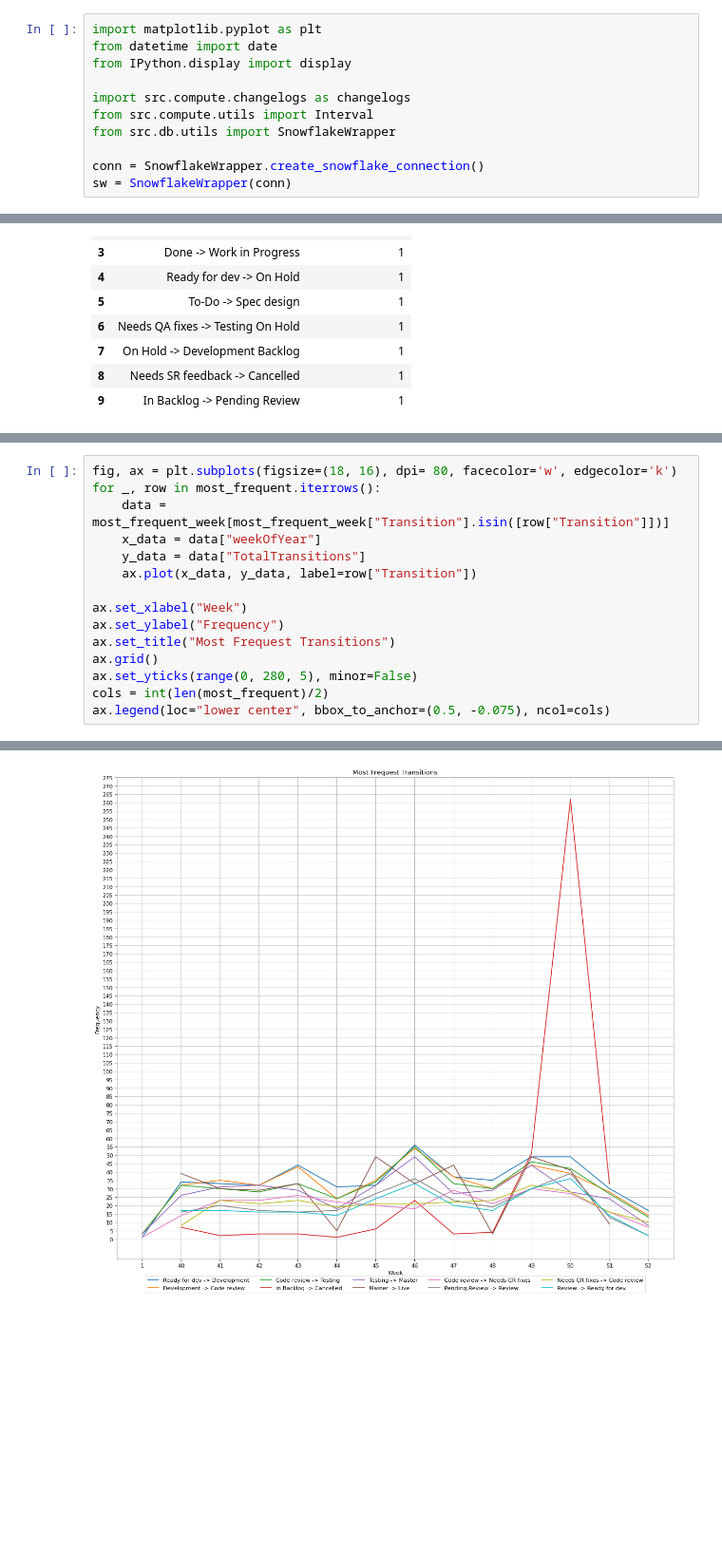
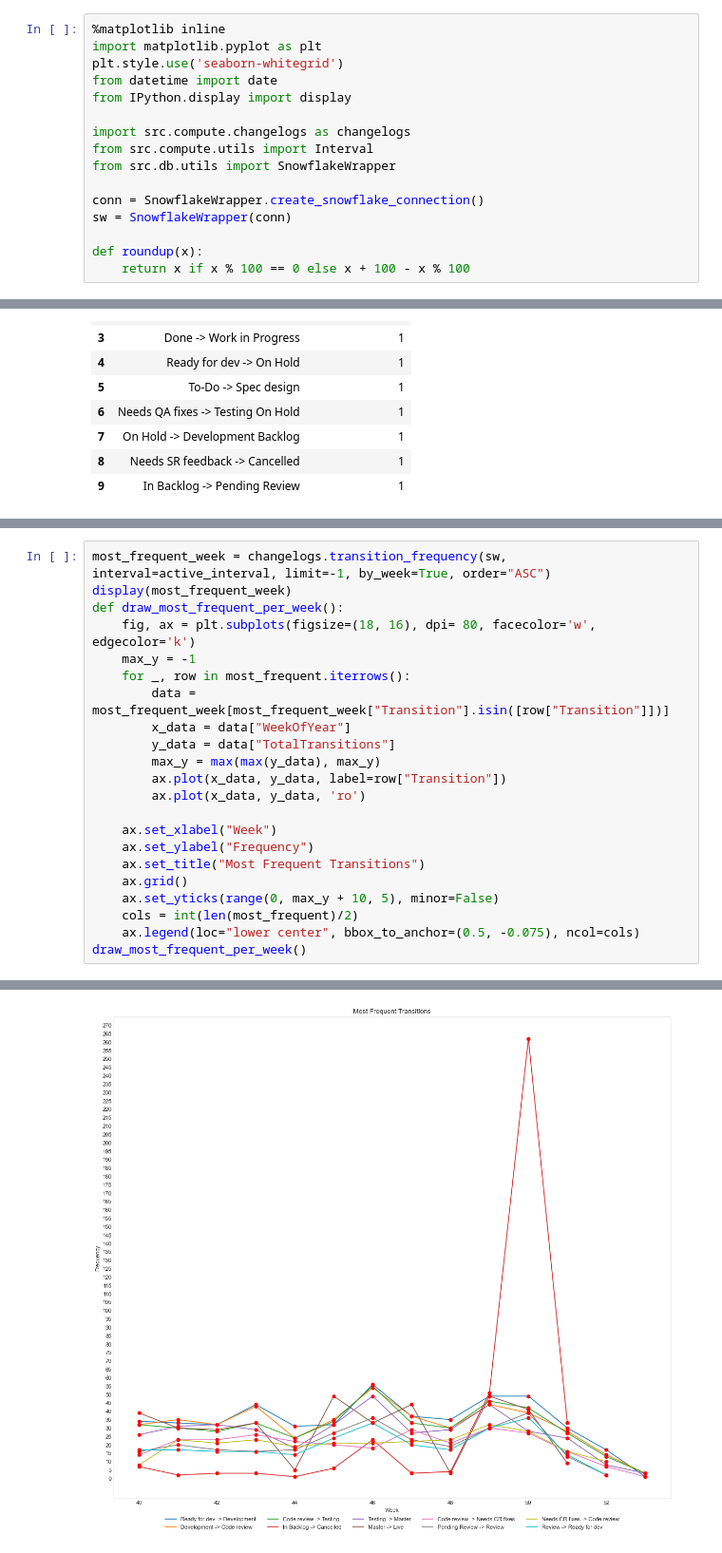
Before and after one commit to pr3mar/thesis, a Jupyter notebook: src/reports/report.ipynb, the cells around one changed output, grey strips where cells are left out. Shown at 95% size. Cells and saved outputs as stored; diff of their text form; blank space fills up the shorter version.

Commit message:
adding transition frequency by week

```diff
--- a/src/reports/report.ipynb
+++ b/src/reports/report.ipynb
@@ -4,5 +4,7 @@
 # %%
+%matplotlib inline
 import matplotlib.pyplot as plt
+plt.style.use('seaborn-whitegrid')
 from datetime import date
 from IPython.display import display
 
@@ -12,6 +14,9 @@ from src.db.utils import SnowflakeWrapper
 
 conn = SnowflakeWrapper.create_snowflake_connection()
 sw = SnowflakeWrapper(conn)
+
+def roundup(x):
+    return x if x % 100 == 0 else x + 100 - x % 100
 # %% [markdown]
 First, we need to define an interval in which we will operate:
 # %%
@@ -82,16 +110,23 @@ Most frequent transitions in the interval, by week:
 # %%
-fig, ax = plt.subplots(figsize=(18, 16), dpi= 80, facecolor='w', edgecolor='k')
-for _, row in most_frequent.iterrows():
-    data = most_frequent_week[most_frequent_week["Transition"].isin([row["Transition"]])]
-    x_data = data["weekOfYear"]
-    y_data = data["TotalTransitions"]
-    ax.plot(x_data, y_data, label=row["Transition"])
+most_frequent_week = changelogs.transition_frequency(sw, interval=active_interval, limit=-1, by_week=True, order="ASC")
+display(most_frequent_week)
+def draw_most_frequent_per_week():
+    fig, ax = plt.subplots(figsize=(18, 16), dpi= 80, facecolor='w', edgecolor='k')
+    max_y = -1
+    for _, row in most_frequent.iterrows():
+        data = most_frequent_week[most_frequent_week["Transition"].isin([row["Transition"]])]
+        x_data = data["WeekOfYear"]
+        y_data = data["TotalTransitions"]
+        max_y = max(max(y_data), max_y)
+        ax.plot(x_data, y_data, label=row["Transition"])
+        ax.plot(x_data, y_data, 'ro')
 
-ax.set_xlabel("Week")
-ax.set_ylabel("Frequency")
-ax.set_title("Most Frequest Transitions")
-ax.grid()
-ax.set_yticks(range(0, 280, 5), minor=False)
-cols = int(len(most_frequent)/2)
-ax.legend(loc="lower center", bbox_to_anchor=(0.5, -0.075), ncol=cols)
+    ax.set_xlabel("Week")
+    ax.set_ylabel("Frequency")
+    ax.set_title("Most Frequent Transitions")
+    ax.grid()
+    ax.set_yticks(range(0, max_y + 10, 5), minor=False)
+    cols = int(len(most_frequent)/2)
+    ax.legend(loc="lower center", bbox_to_anchor=(0.5, -0.075), ncol=cols)
+draw_most_frequent_per_week()
 # %% [output]
@@ -99 +133 @@ ax.legend(loc="lower center", bbox_to_anchor=(0.5, -0.075), ncol=cols)
-[figure, old version]
+[figure, new version]
```
Also changed, not shown: parts of 7 cells of this notebook, 2 other files.
